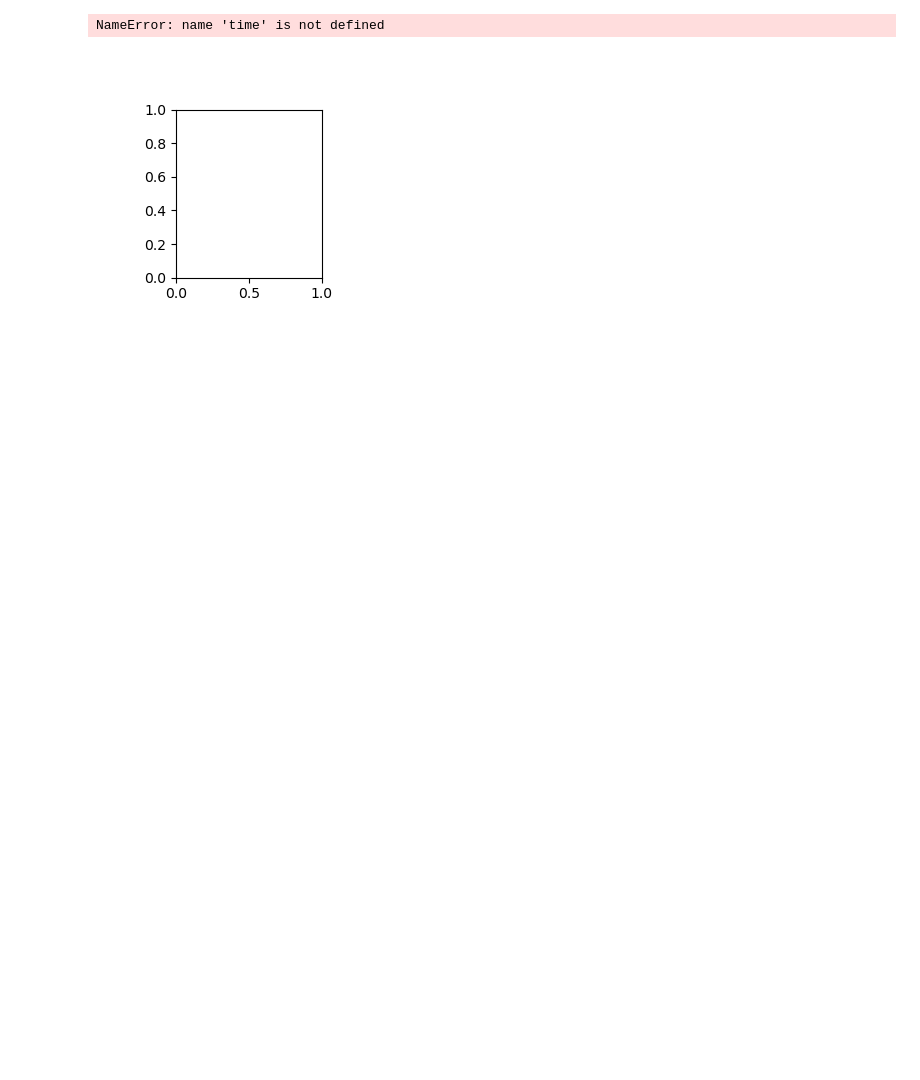
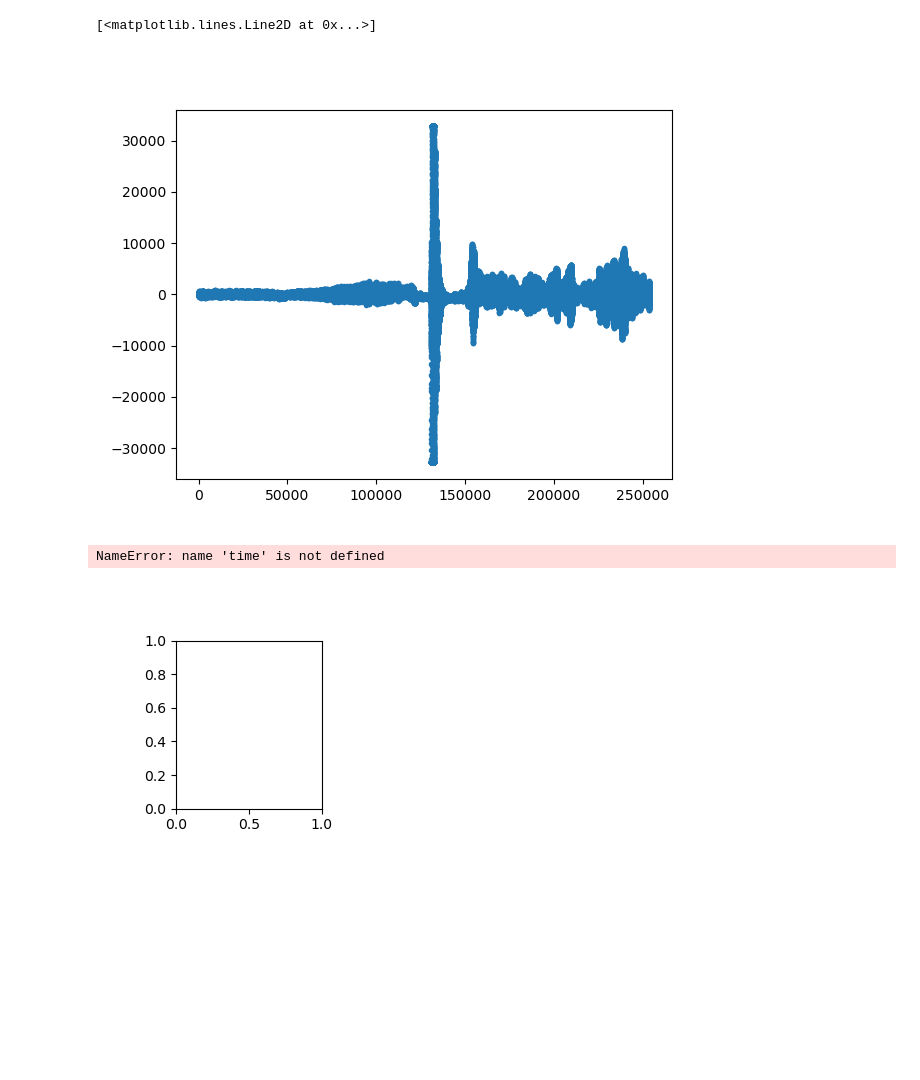
Before and after one commit to rAvioli04/CMDSAT, a Jupyter notebook: Serial Python/First Flight.ipynb, the cells around one changed output. Saved outputs shown, nothing was run; the diff lists cells and outputs as text; code cells hidden in the pictures; blank space fills up the shorter version.

```diff
--- a/Serial Python/First Flight.ipynb
+++ b/Serial Python/First Flight.ipynb
@@ -24 +104,8 @@ micros = np.array([int.from_bytes(line[14:16],"big",signed=False) for line in pr
+# %%
+plt.close()
+plt.figure()
+plt.plot(gyroy,'.')
+# %% [output]
+[<matplotlib.lines.Line2D at 0x...>]
+[figure, added]
 # %%
```
Also changed, not shown: parts of 6 cells of this notebook.
